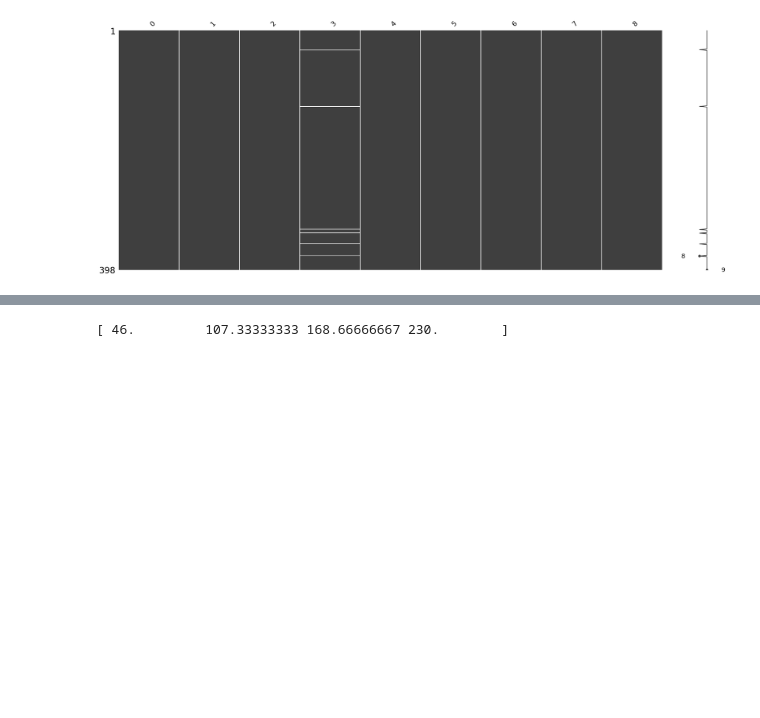
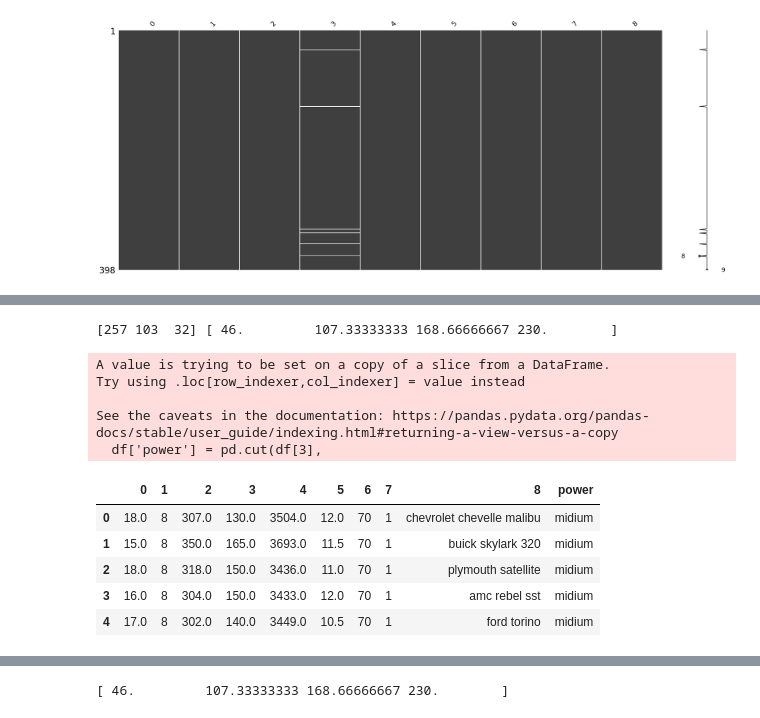
Before and after one commit to sallydeveloperr/pandas-data-analysis, a Jupyter notebook: part5/5.10_data_binning.ipynb, the cells around one changed output, grey strips where cells are left out. Cells and saved outputs as stored; diff of their text form; code cells hidden in the pictures; blank space fills up the shorter version.

```diff
--- a/part5/5.10_data_binning.ipynb
+++ b/part5/5.10_data_binning.ipynb
@@ -72 +77,26 @@ df[3].hist(bins=3)
 [figure]
+# %%
+# 구간을 직접 지정  pd.cut  Domain 지식이 있을때...
+# 마력 low/ medium /hight
+import numpy as np
+cnt,bins = np.histogram(df[3],bins=3)
+print(cnt, bins)
+labels = ['low','midium','hight']
+df['power'] = pd.cut(df[3],
+    bins = bins,
+    labels = labels
+)
+df.head()
+# %% [output]
+[257 103  32] [ 46.         107.33333333 168.66666667 230.        ]
+A value is trying to be set on a copy of a slice from a DataFrame.
+Try using .loc[row_indexer,col_indexer] = value instead
+
+See the caveats in the documentation: https://pandas.pydata.org/pandas-docs/stable/user_guide/indexing.html#returning-a-view-versus-a-copy
+  df['power'] = pd.cut(df[3],
+|  | 0 | 1 | 2 | 3 | 4 | 5 | 6 | 7 | 8 | power |
+| 0 | 18.0 | 8 | 307.0 | 130.0 | 3504.0 | 12.0 | 70 | 1 | chevrolet chevelle malibu | midium |
+| 1 | 15.0 | 8 | 350.0 | 165.0 | 3693.0 | 11.5 | 70 | 1 | buick skylark 320 | midium |
+| 2 | 18.0 | 8 | 318.0 | 150.0 | 3436.0 | 11.0 | 70 | 1 | plymouth satellite | midium |
+| 3 | 16.0 | 8 | 304.0 | 150.0 | 3433.0 | 12.0 | 70 | 1 | amc rebel sst | midium |
+| 4 | 17.0 | 8 | 302.0 | 140.0 | 3449.0 | 10.5 | 70 | 1 | ford torino | midium |
```
Also changed, not shown: parts of 4 cells of this notebook.
